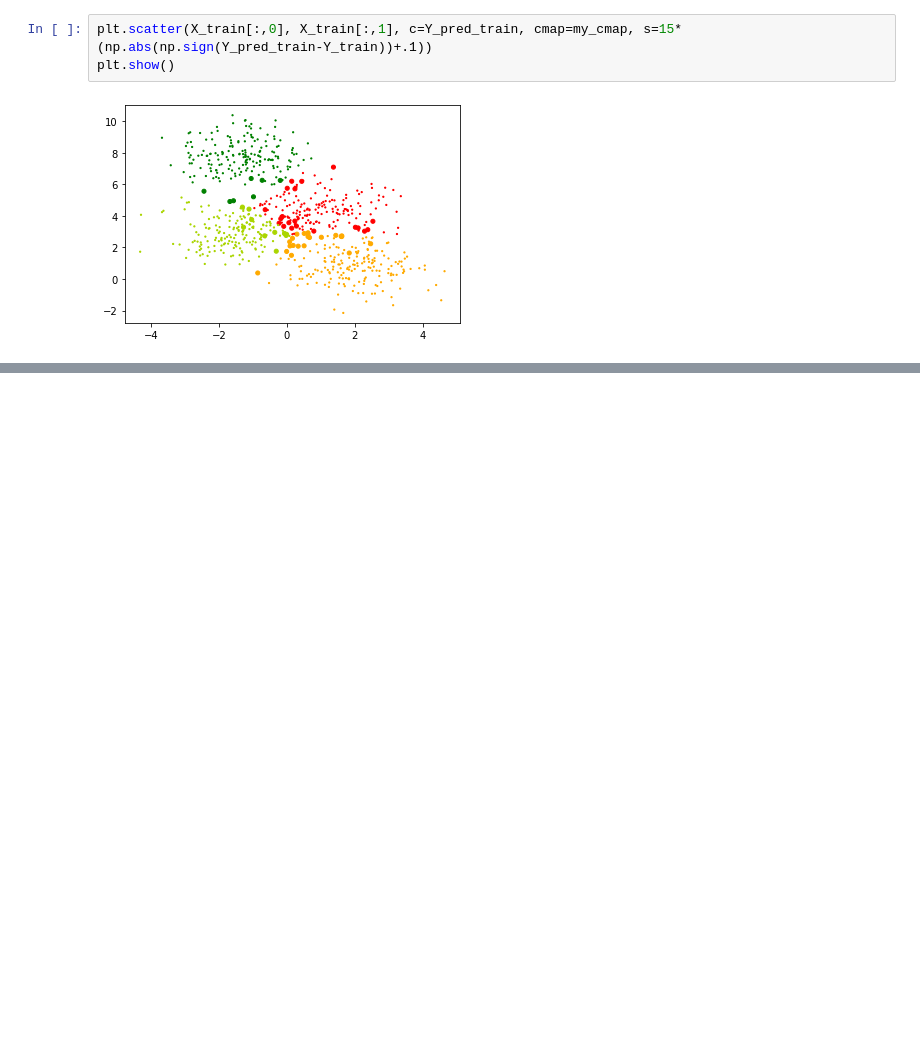
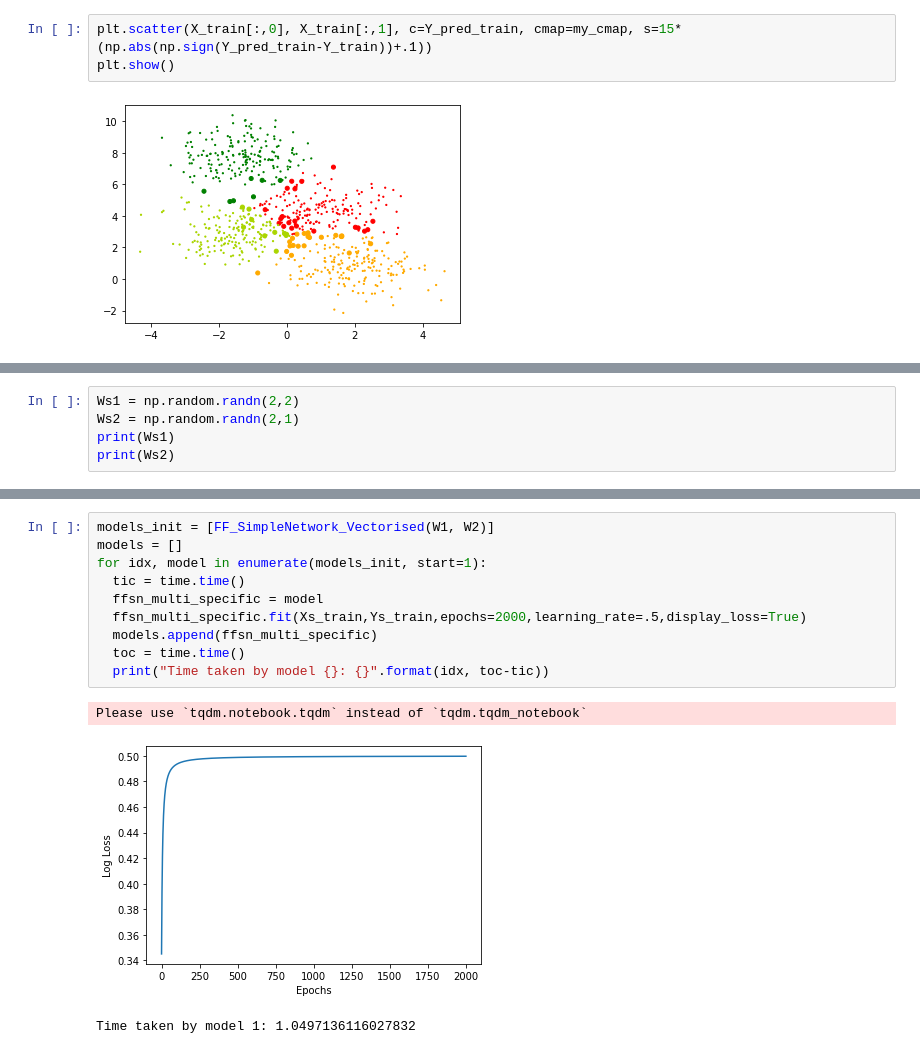
Before and after one commit to binodmathews93/GUVI-DeepLearning, a Jupyter notebook: VectorizedFeedForwardNetworks.ipynb, the cells around one changed output, grey strips where cells are left out. Saved outputs shown, nothing was run; the diff lists cells and outputs as text; blank space fills up the shorter version.

```diff
--- a/VectorizedFeedForwardNetworks.ipynb
+++ b/VectorizedFeedForwardNetworks.ipynb
@@ -440,0 +460,5 @@ plt.show()
+# %%
+Ws1 = np.random.randn(2,2)
+Ws2 = np.random.randn(2,1)
+print(Ws1)
+print(Ws2)
@@ -440,0 +536,14 @@ plt.show()
+# %%
+models_init = [FF_SimpleNetwork_Vectorised(W1, W2)]
+models = []
+for idx, model in enumerate(models_init, start=1):
+  tic = time.time()
+  ffsn_multi_specific = model
+  ffsn_multi_specific.fit(Xs_train,Ys_train,epochs=2000,learning_rate=.5,display_loss=True)
+  models.append(ffsn_multi_specific)
+  toc = time.time()
+  print("Time taken by model {}: {}".format(idx, toc-tic))
+# %% [output]
+Please use `tqdm.notebook.tqdm` instead of `tqdm.tqdm_notebook`
+[figure, added]
+Time taken by model 1: 1.0497136116027832
```
Also changed, not shown: parts of 8 cells of this notebook.
